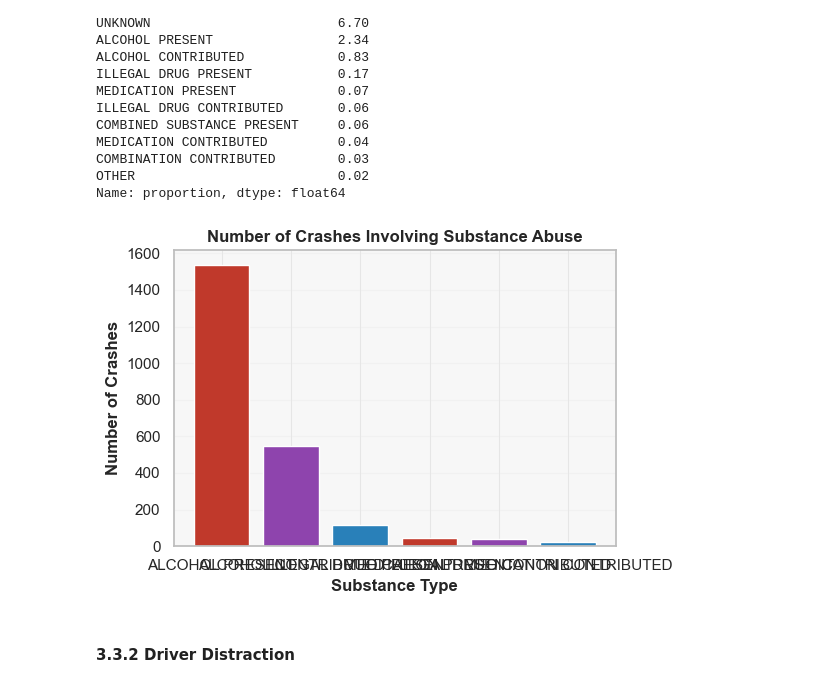
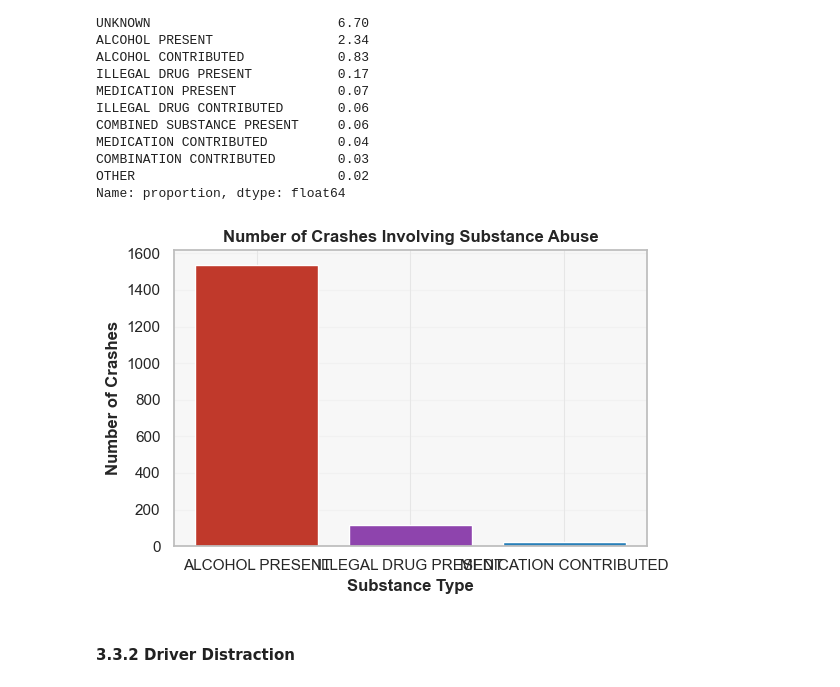
Before and after one commit to lior-benjman/Statistics-pro, a Jupyter notebook: Statistic_research.ipynb, the cells around one changed output. Drawn from its saved outputs; the diff is of its cells as text; code cells hidden in the pictures.

```diff
--- a/Statistic_research.ipynb
+++ b/Statistic_research.ipynb
@@ -584,29 +584,29 @@ OTHER                          0.02
 Name: proportion, dtype: float64
 # %%
 substance_df = df[df["Driver Substance Abuse"].isin(
-    ["ALCOHOL PRESENT" or "ALCOHOL CONTRIBUTED", "ILLEGAL DRUG PRESENT" or "ILLGEGAL DRUG CONTRIBUTED", "MEDICATION CONTRIBUTED" or "MEDICATION PRESENT"]
+    ["ALCOHOL PRESENT" , "ILLEGAL DRUG PRESENT" , "MEDICATION CONTRIBUTED" ]
 )]
 
 # Count crashes by substance type
 counts = substance_df["Driver Substance Abuse"].value_counts()
 
 # Plot
 plt.figure(figsize=(6, 4))
 plt.bar(
     counts.index,
     counts.values,
     color=["#c0392b", "#8e44ad", "#2980b9"]
 )
 
 plt.title("Number of Crashes Involving Substance Abuse")
 plt.xlabel("Substance Type")
 plt.ylabel("Number of Crashes")
 plt.grid(axis="y", alpha=0.3)
 
 plt.tight_layout()
 plt.show()
 # %% [output]
-[figure, old version]
+[figure, new version]
 # %% [markdown]
 #### 3.3.2 Driver Distraction
 # %%
```
Also changed, not shown: parts of 1 cell of this notebook.
